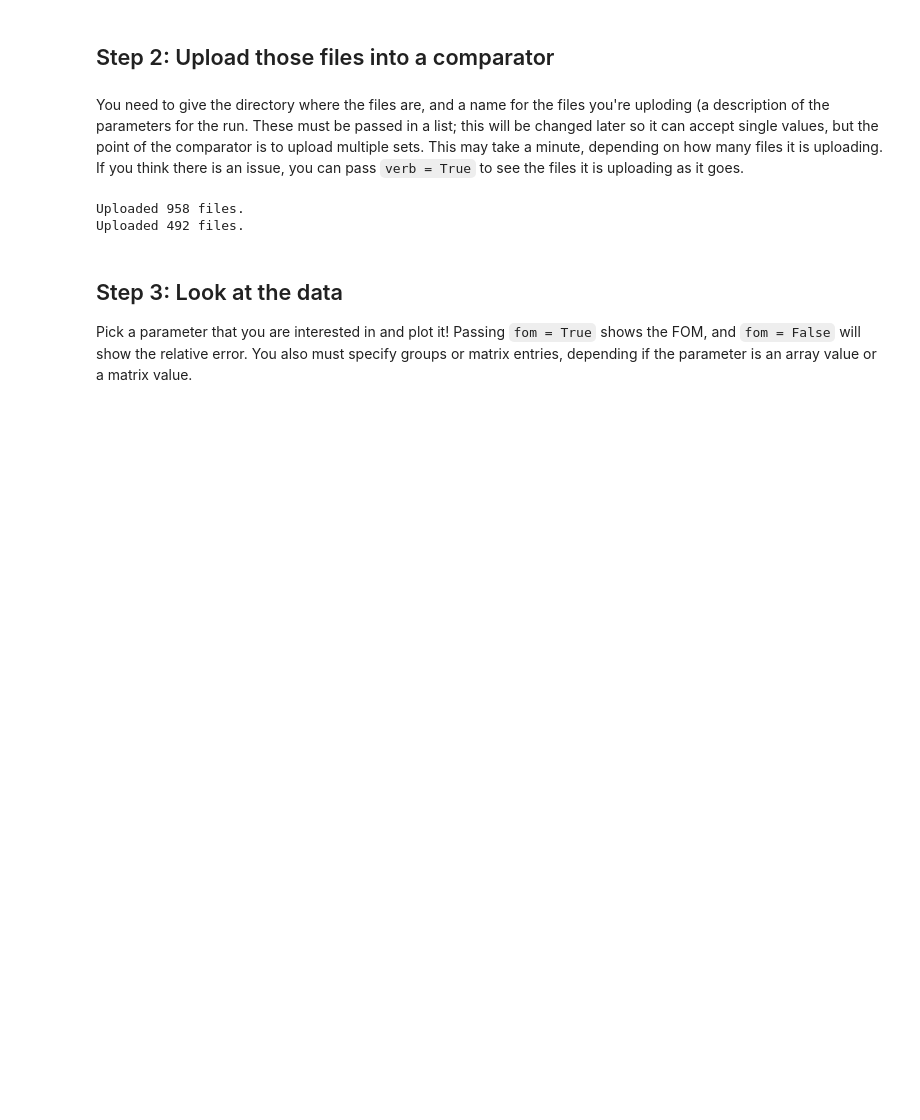
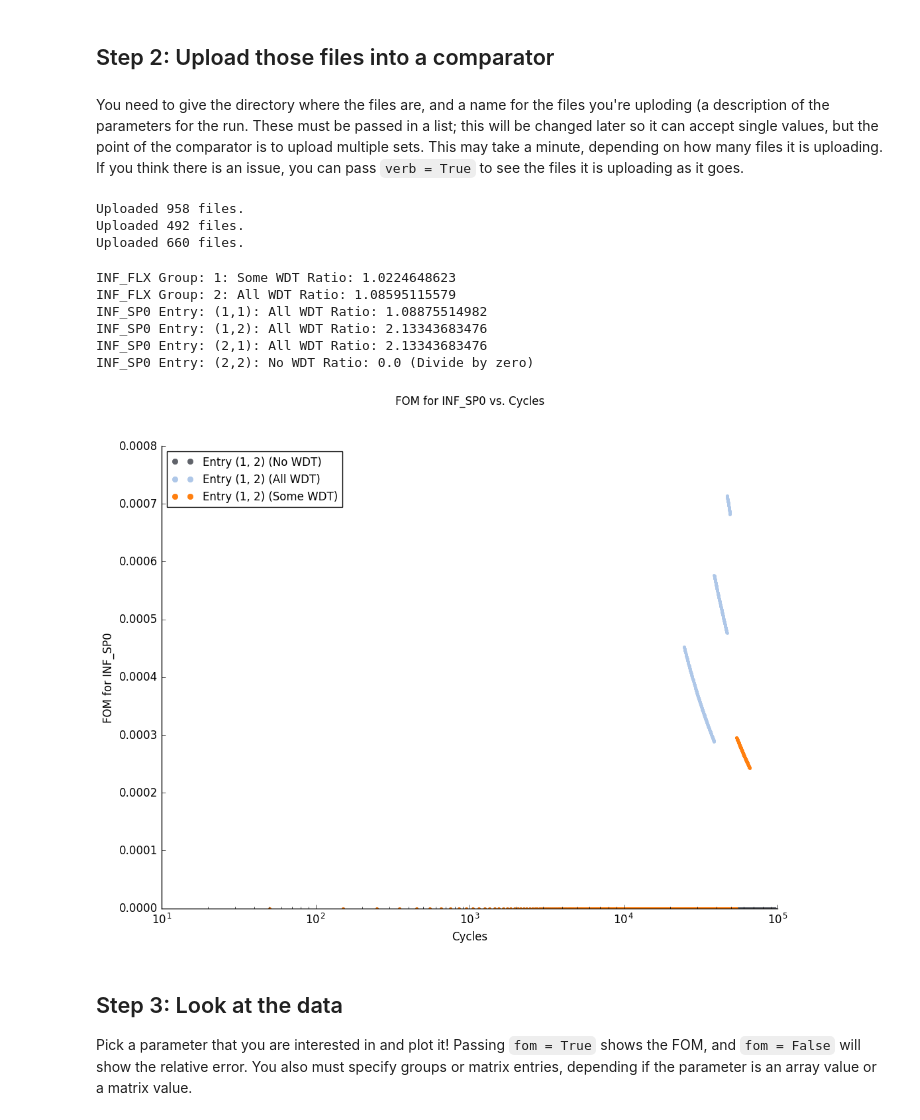
Before and after one commit to JessicaRehak/WDT_Analysis, a Jupyter notebook: FOM_convergence.ipynb, the cells around one changed output. Saved outputs shown, nothing was run; the diff lists cells and outputs as text; code cells hidden in the pictures; blank space fills up the shorter version.

Commit message:
completed compare function

```diff
--- a/FOM_convergence.ipynb
+++ b/FOM_convergence.ipynb
@@ -15,12 +15,30 @@ See SFTP instructions.
 # %% [markdown]
 You need to give the directory where the files are, and a name for the files you're uploding (a description of the parameters for the run. These must be passed in a list; this will be changed later so it can accept single values, but the point of the comparator is to upload multiple sets. This may take a minute, depending on how many files it is uploading. If you think there is an issue, you can pass `verb = True` to see the files it is uploading as it goes.
 # %%
-dir = ['/home/josh/Downloads/scratch/no_wdt','/home/josh/Downloads/scratch/all_wdt']
-name = ['No WDT','All WDT']
+reload(fom)
+dir = ['/home/josh/downloads/scratch/no_wdt','/home/josh/downloads/scratch/all_wdt',
+       '/home/josh/downloads/scratch/some_wdt']
+name = ['No WDT','All WDT','Some WDT']
 my_comp = fom.Comparator(dir,name)
 # %% [output]
 Uploaded 958 files.
 Uploaded 492 files.
+Uploaded 660 files.
+# %%
+labels = ['INF_FLX']
+mat_labels = ['INF_SP0']
+my_comp.compare(labels,mat_labels,100)
+# %% [output]
+INF_FLX Group: 1: Some WDT Ratio: 1.0224648623
+INF_FLX Group: 2: All WDT Ratio: 1.08595115579
+INF_SP0 Entry: (1,1): All WDT Ratio: 1.08875514982
+INF_SP0 Entry: (1,2): All WDT Ratio: 2.13343683476
+INF_SP0 Entry: (2,1): All WDT Ratio: 2.13343683476
+INF_SP0 Entry: (2,2): No WDT Ratio: 0.0 (Divide by zero)
+# %%
+my_comp.plot('INF_SP0', (1,2))
+# %% [output]
+[figure, added]
 # %% [markdown]
 ## Step 3: Look at the data
 
```
Also changed, not shown: 1 other file.
